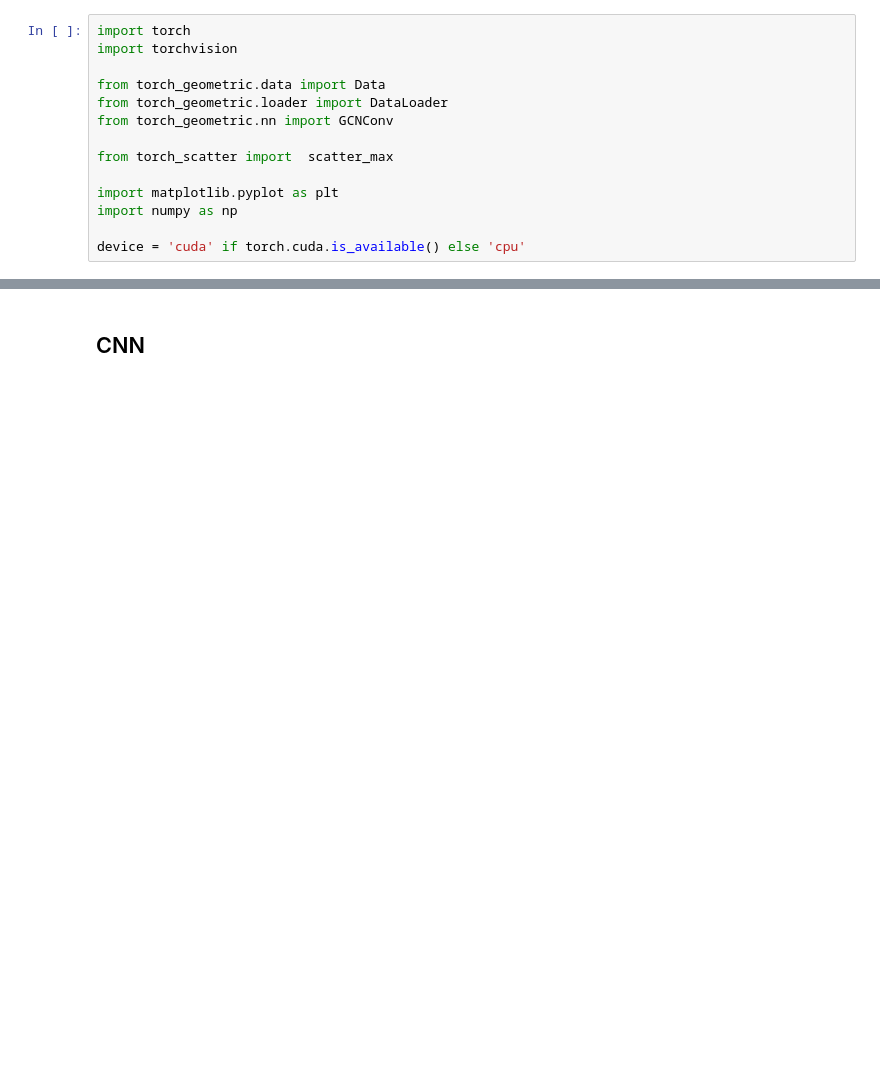
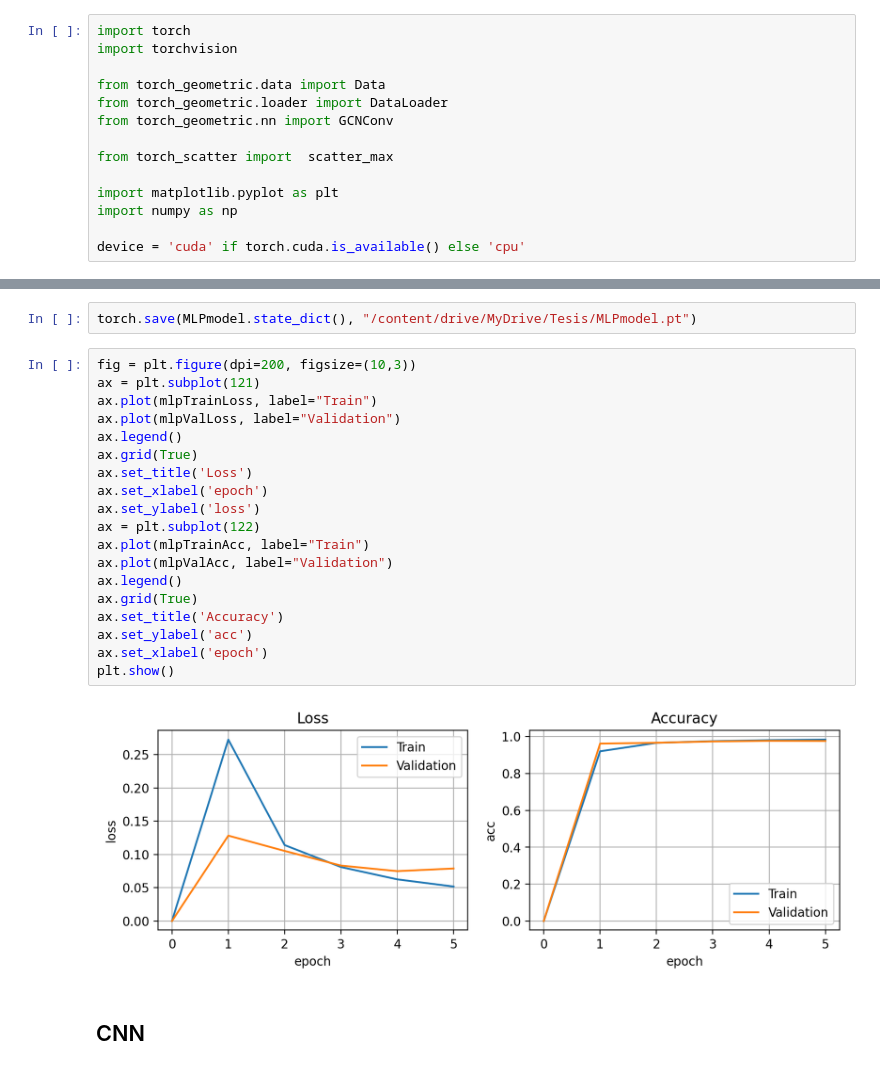
Before and after one commit to jesusmiguel123/Tesis, a Jupyter notebook: Tesis.ipynb, the cells around one changed output, grey strips where cells are left out. Drawn from its saved outputs; the diff is of its cells as text; blank space fills up the shorter version.

```diff
--- a/Tesis.ipynb
+++ b/Tesis.ipynb
@@ -42,3 +158,26 @@ device = 'cuda' if torch.cuda.is_available() else 'cpu'
+# %%
+torch.save(MLPmodel.state_dict(), "/content/drive/MyDrive/Tesis/MLPmodel.pt")
+# %%
+fig = plt.figure(dpi=200, figsize=(10,3))
+ax = plt.subplot(121)
+ax.plot(mlpTrainLoss, label="Train")
+ax.plot(mlpValLoss, label="Validation")
+ax.legend()
+ax.grid(True)
+ax.set_title('Loss')
+ax.set_xlabel('epoch')
+ax.set_ylabel('loss')
+ax = plt.subplot(122)
+ax.plot(mlpTrainAcc, label="Train")
+ax.plot(mlpValAcc, label="Validation")
+ax.legend()
+ax.grid(True)
+ax.set_title('Accuracy')
+ax.set_ylabel('acc')
+ax.set_xlabel('epoch')
+plt.show()
+# %% [output]
+[figure, added]
 # %% [markdown]
 ## CNN
 # %%
```
Also changed, not shown: parts of 16 cells of this notebook, 8 other files.
